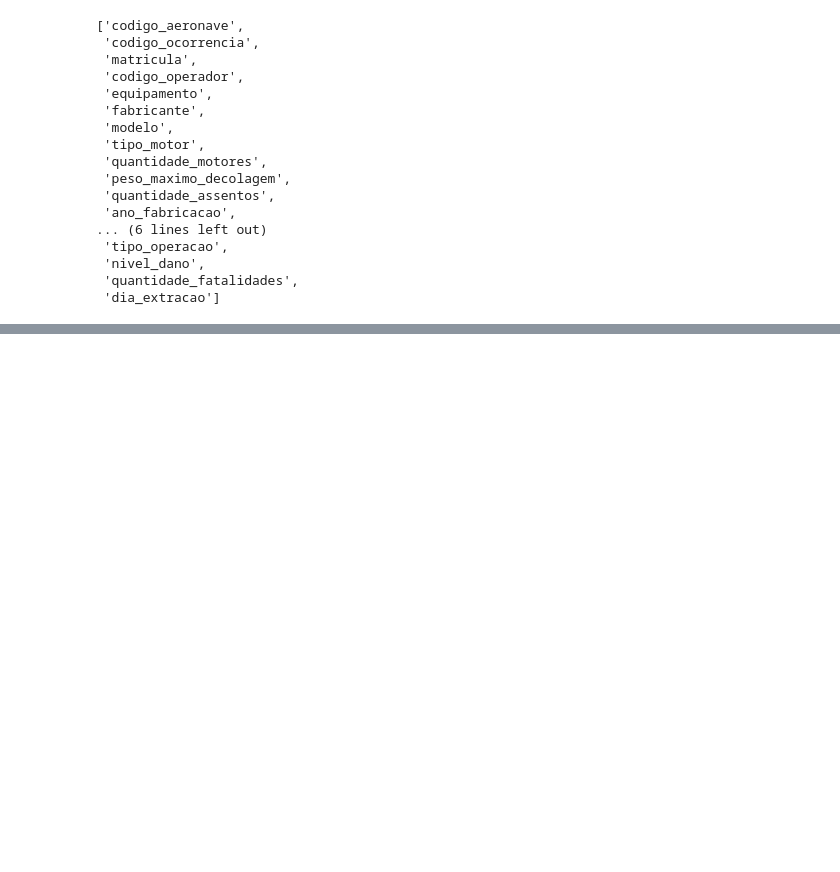
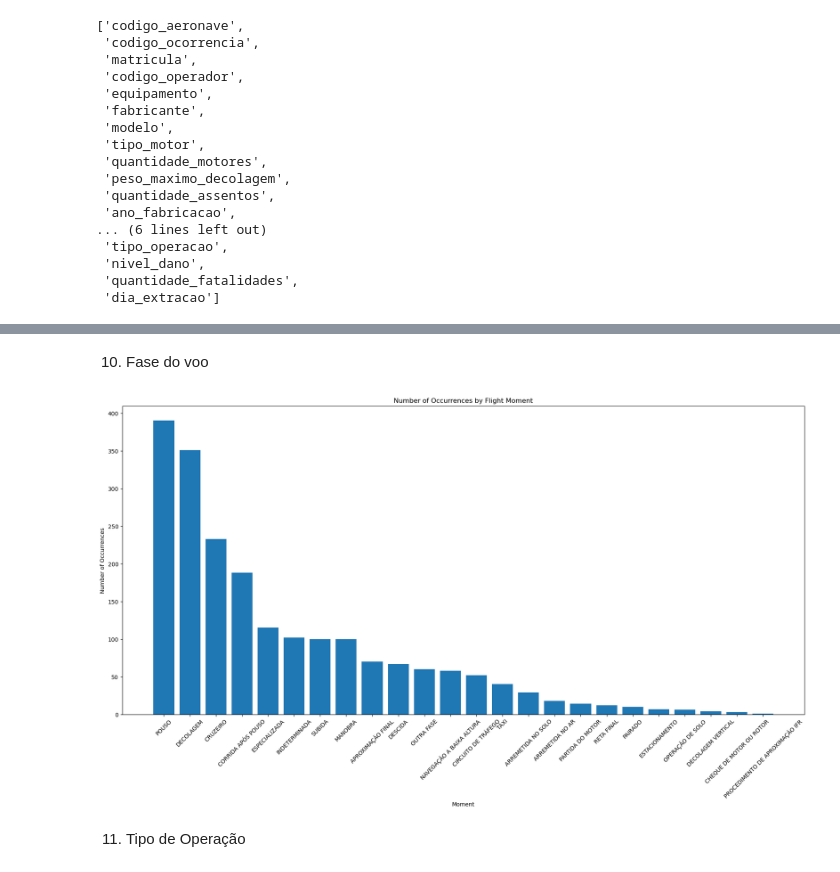
Before and after one commit to larissasayurifutino/brazil-flights-events, a Jupyter notebook: src/descritivas_LarissaSayuriSantos.ipynb, the cells around one changed output, grey strips where cells are left out. Saved outputs shown, nothing was run; the diff lists cells and outputs as text; code cells hidden in the pictures; blank space fills up the shorter version.

```diff
--- a/src/descritivas_LarissaSayuriSantos.ipynb
+++ b/src/descritivas_LarissaSayuriSantos.ipynb
@@ -1149,0 +1108,17 @@ ocorr_aero.head()
+# %% [markdown]
+10. Fase do voo
+# %%
+fase = aeronave.groupby(['fase_operacao']).agg(freq_abs = ('codigo_ocorrencia', pd.Series.nunique)).sort_values(by = "freq_abs", ascending = False)
+
+
+create_barplot_xaxisrot(x = fase.index,
+                                  y = fase['freq_abs'],
+                                  labels = fase.index,
+                                  xaxis = 'Moment',
+                                  yaxis = 'Number of Occurrences',
+                                  title = 'Number of Occurrences by Flight Moment',
+                                  figsizex = 22, figsizey = 10)
+# %% [output]
+[figure, added]
+# %% [markdown]
+11. Tipo de Operação
```
Also changed, not shown: parts of 93 cells of this notebook.
